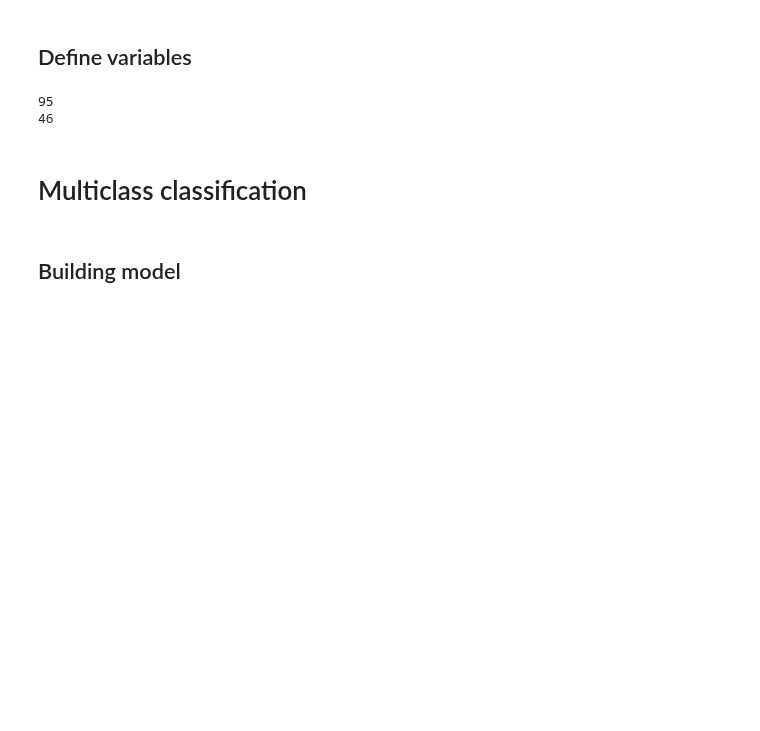
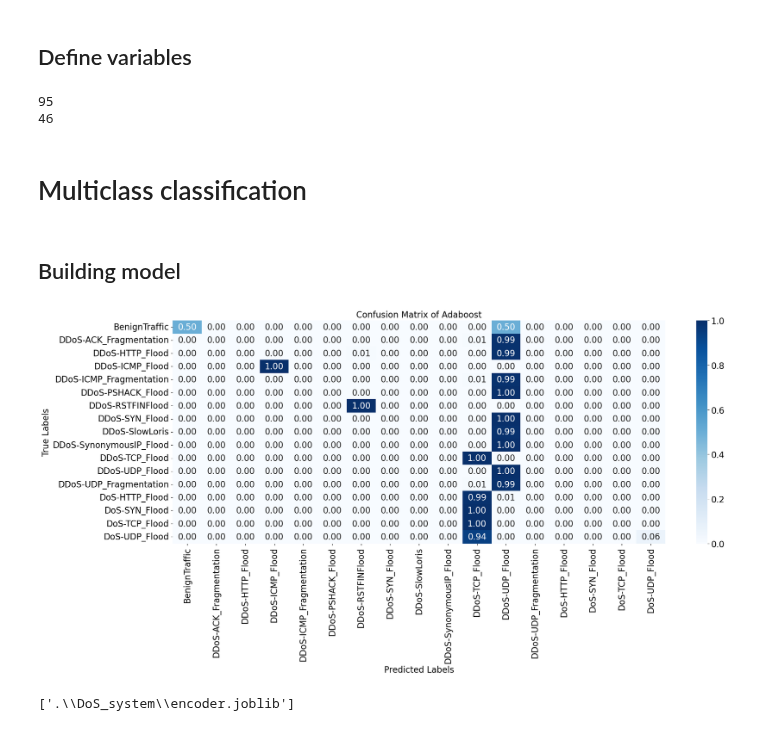
Before and after one commit to mcrayssac/CIC_IoT_Cyber_Attacks, a Jupyter notebook: DoS_system.ipynb, the cells around one changed output. Drawn from its saved outputs; the diff is of its cells as text; code cells hidden in the pictures; blank space fills up the shorter version.

Commit message:
Updated DoS basic system

```diff
--- a/DoS_system.ipynb
+++ b/DoS_system.ipynb
@@ -65,22 +65,22 @@ print(len(X_columns))
 ## Building model
 # %%
 simpleModelsDef = [
-    {
-        "Name": "DT",
-        "Model": DecisionTreeClassifier(random_state = 42)
-    },
+    # {
+    #     "Name": "DT",
+    #     "Model": DecisionTreeClassifier(random_state = 42)
+    # },
     # {
     #     "Name": "RF",
     #     "Model": RandomForestClassifier(random_state = 42)
     # },
-    {
-        "Name": "ET",
-        "Model": ExtraTreesClassifier(random_state = 42)
-    },
-    {
-        "Name": "XGB",
-        "Model": XGBClassifier(random_state = 42)
-    },
+    # {
+    #     "Name": "ET",
+    #     "Model": ExtraTreesClassifier(random_state = 42)
+    # },
+    # {
+    #     "Name": "XGB",
+    #     "Model": XGBClassifier(random_state = 42)
+    # },
     # {
     #     "Name": "Cat",
     #     "Model": CatBoostClassifier(random_state = 42, verbose = 0)
@@ -89,10 +89,10 @@ simpleModelsDef = [
     #     "Name": "LIGHT",
     #     "Model": LGBMClassifier(random_state = 42)
     # },
-    {
-        "Name": "GBoost",
-        "Model": GradientBoostingClassifier(random_state = 42)
-    },
+    # {
+    #     "Name": "GBoost",
+    #     "Model": GradientBoostingClassifier(random_state = 42)
+    # },
     {
         "Name": "Adaboost",
         "Model": AdaBoostClassifier(random_state = 42)
@@ -101,28 +101,31 @@ simpleModelsDef = [
 # %%
 # Import or define encoder and performance dataframe
 encoder = get_or_define_encoder(model_repo)
 performance = get_or_define_performance_df(model_repo, performance_path)
 
 # # Load selected X columns
 # selected_X = pd.read_csv(model_repo+'selected_X_columns.csv').values
 
 # # Map selected X columns
 # selected_X = list(map(lambda x: x[0], selected_X))
 # print(selected_X)
 
 selected_X = X_columns
 
 # Buidling models
 plotConfusionMatrix = True
-figsizeConfusionMatrix = (10, 5)
+figsizeConfusionMatrix = (20, 10)
 saveConfusionMatrix = True
 for model in tqdm(simpleModelsDef):
     # Build model
     performance, encoder = build_model_multifiltered(model['Model'], ''+model['Name'], train_sets, test_sets, file_path, performance, model_repo+'', X_columns=selected_X, y_column=y_column, encoder=encoder, scaler=scaler, \
                                                      confusionMatrix=plotConfusionMatrix, saving=saveConfusionMatrix, pathToSave=model_repo+''+model['Name'], figsize=figsizeConfusionMatrix, modelLabel=model['Name'])
 
     # Save performance
     performance.to_csv(model_repo + performance_path, index=False)
 
 # Save the encoder to a file
 joblib.dump(encoder, model_repo+'encoder.joblib')
+# %% [output]
+[figure, added]
+['.\\DoS_system\\encoder.joblib']
```
